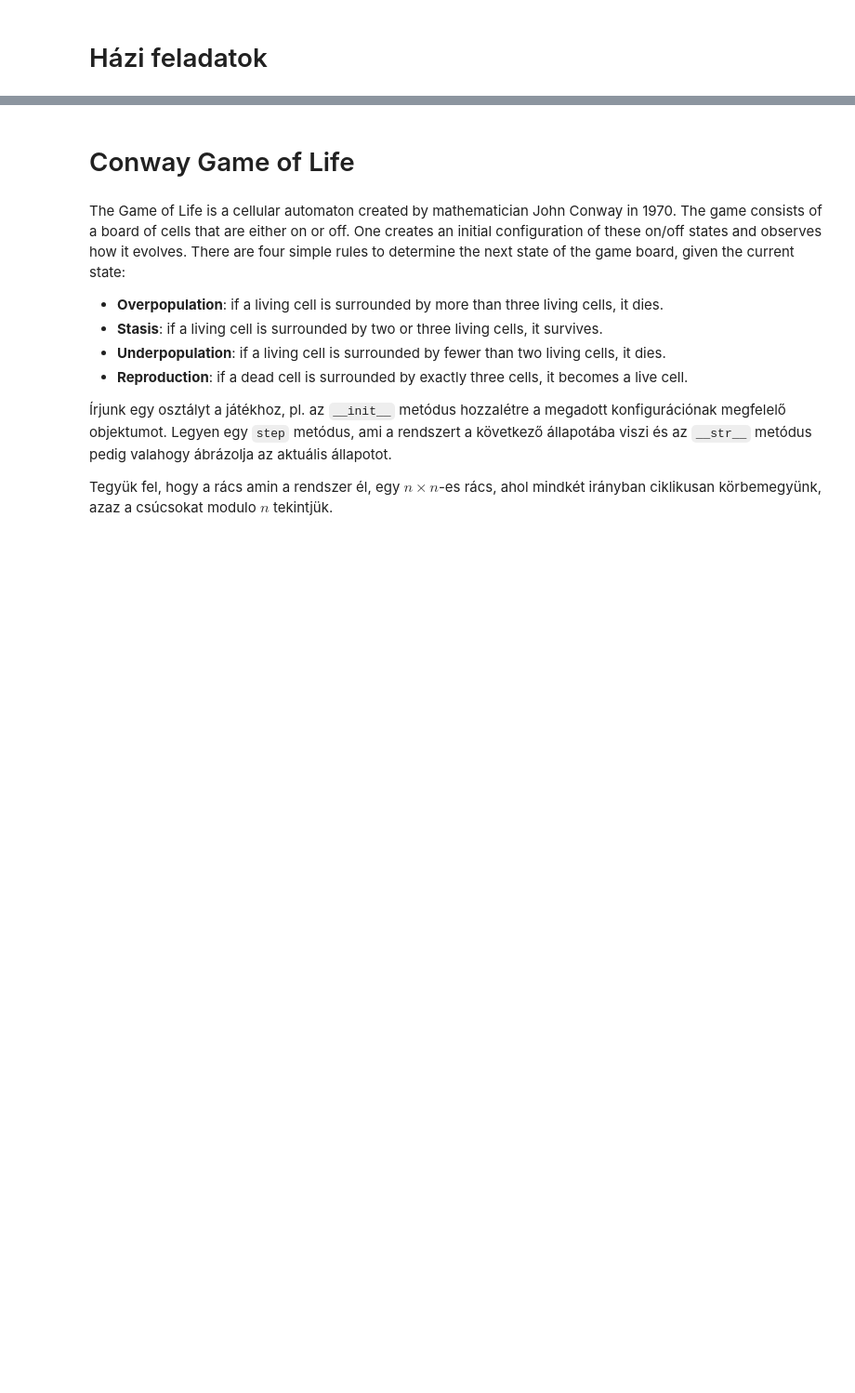
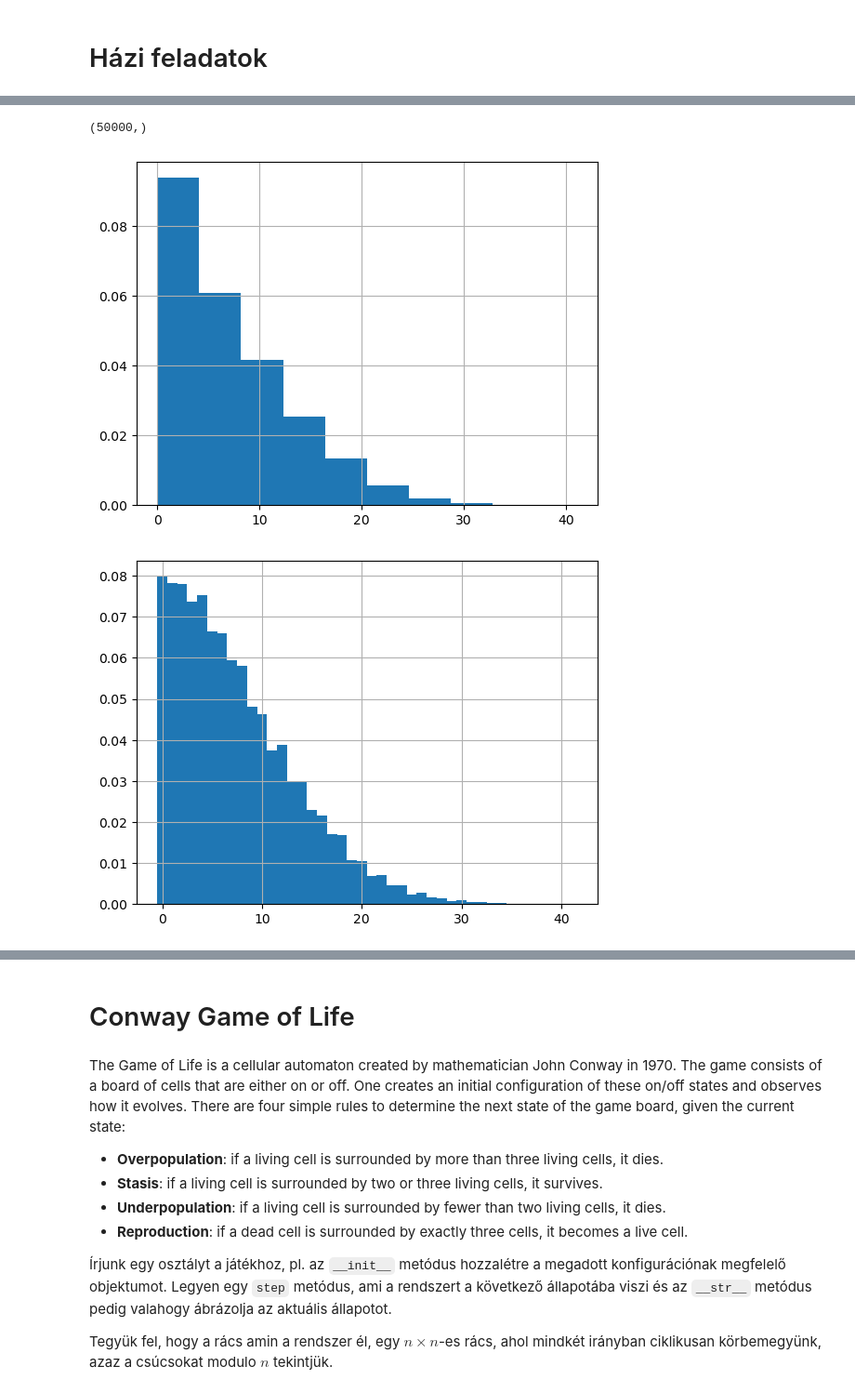
Before and after one commit to prokaj/elte-python, a Jupyter notebook: 10-gyakorlat.ipynb, the cells around one changed output, grey strips where cells are left out. Shown at 93% size. Saved outputs shown, nothing was run; the diff lists cells and outputs as text; code cells hidden in the pictures; blank space fills up the shorter version.

```diff
--- a/10-gyakorlat.ipynb
+++ b/10-gyakorlat.ipynb
@@ -6,0 +72,16 @@
+# %%
+rw_max = rw.max(axis=1)
+print(rw_max.shape)
+
+plt.hist(rw_max, density=True)
+plt.grid()
+plt.show()
+
+bins = np.arange(rw_max.max()+2)-0.5
+plt.hist(rw_max, bins, density=True)
+plt.grid()
+plt.show()
+# %% [output]
+(50000,)
+[figure, added]
+[figure, added]
```
Also changed, not shown: parts of 32 cells of this notebook, 3 other files.
